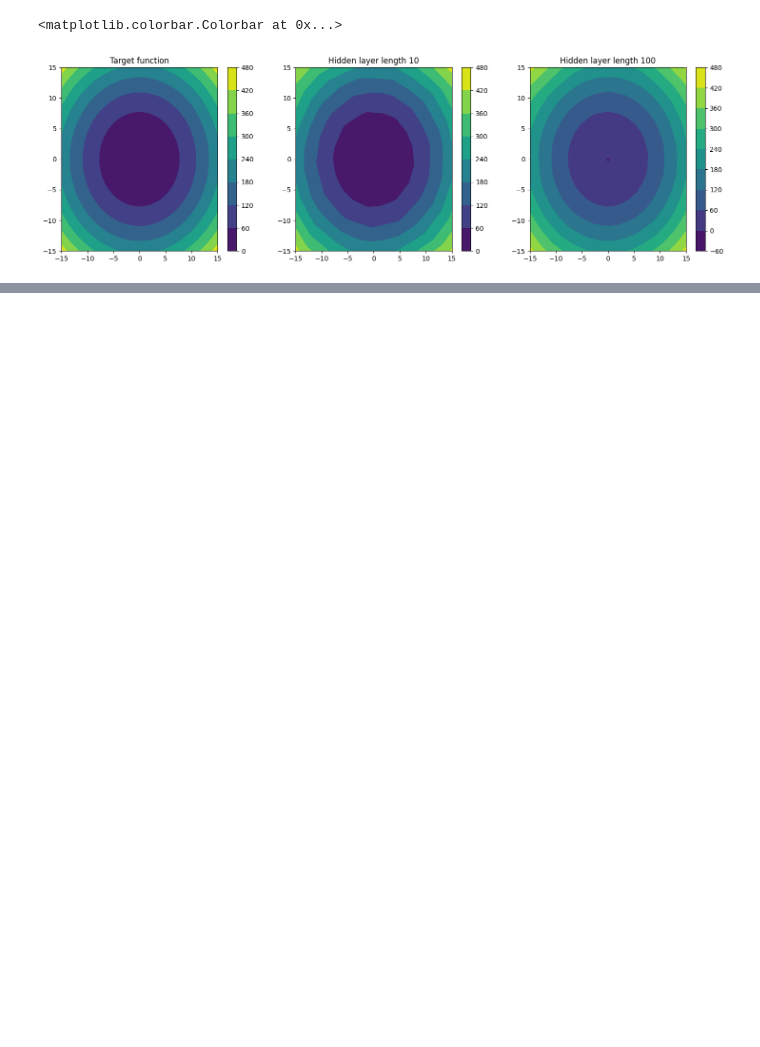
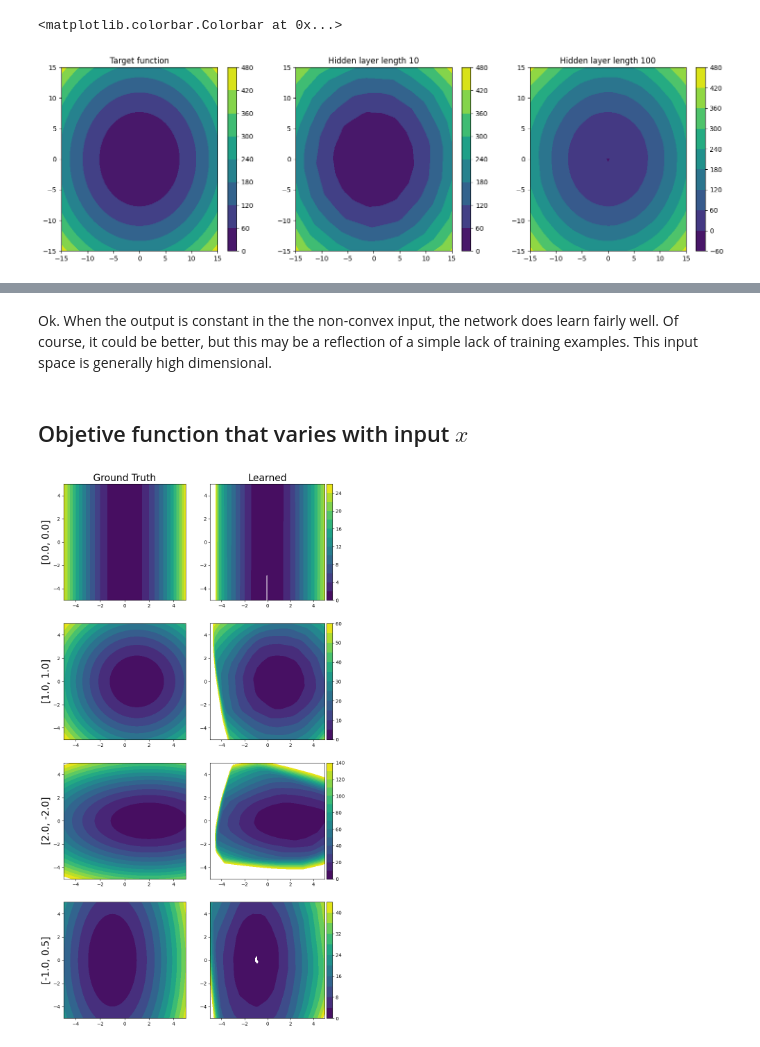
Before and after one commit to lrast/paperReproductions, a Jupyter notebook: inputConvexNeuralNetworks/DevelopmentTests.ipynb, the cells around one changed output, grey strips where cells are left out. Drawn from its saved outputs; the diff is of its cells as text; code cells hidden in the pictures; blank space fills up the shorter version.

```diff
--- a/inputConvexNeuralNetworks/DevelopmentTests.ipynb
+++ b/inputConvexNeuralNetworks/DevelopmentTests.ipynb
@@ -82,0 +152,42 @@ plt.colorbar()
+# %% [markdown]
+Ok. When the output is constant in the the non-convex input, the network does learn fairly well. Of course, it could be better, but this may be a reflection of a simple lack of training examples. This input space is generally high dimensional.
+# %% [markdown]
+## Objetive function that varies with input $x$
+# %%
+from mpl_toolkits.axes_grid1 import make_axes_locatable
+
+partialModel = PartialICNN.load_from_checkpoint('lightning_logs/batchNorm_conv/epoch=890-step=228096.ckpt')
+partialModel = partialModel.eval()
+
+targetFunction = lambda x, y: ((y[:,0] - x[:,0])**2 + x[:,1]**2*y[:,1]**2)[:,None]
+
+p1 = np.linspace(-5, 5, 101)
+p2 = np.linspace(-5, 5, 101)
+
+P1, P2 = np.meshgrid(p1, p2)
+
+testy = torch.tensor( np.stack([P1, P2]).reshape( 2, 101*101).T, dtype=torch.float32)
+
+
+xvalues = [ torch.tensor([0.,0.]), torch.tensor([1., 1.]), torch.tensor([2., -2.]), torch.tensor( [-1., 0.5]) ]
+colorbarLevels = [range(0,28,2), range(0,65,5), range(0,150,10), range(0,48,4)]
+
+fig, axes = plt.subplots(nrows=4, ncols=2, figsize=(10, 20))
+
+for ind, ax in enumerate(axes):
+    testx = xvalues[ind].repeat(101*101, 1)
+    colorlevels = colorbarLevels[ind]
+
+    if ind == 0:
+        ax[0].set_title('Ground Truth', fontsize=20)
+        ax[1].set_title('Learned', fontsize=20)
+
+    ax[0].set_ylabel( xvalues[ ind].tolist(), fontsize=20 )
+    ax[0].contourf(P1, P2, targetFunction(testx, testy).detach().reshape( 101, 101), levels=colorlevels )
+    im = ax[1].contourf(P1, P2, partialModel.forward(testx, testy).detach().numpy().reshape(101, 101), levels=colorlevels )
+
+    divider = make_axes_locatable(ax[1])
+    cax = divider.append_axes('right', size='5%', pad=0.05)
+    fig.colorbar(im, cax=cax, orientation='vertical')
+# %% [output]
+[figure, added]
```
Also changed, not shown: parts of 13 cells of this notebook, 3 other files.
